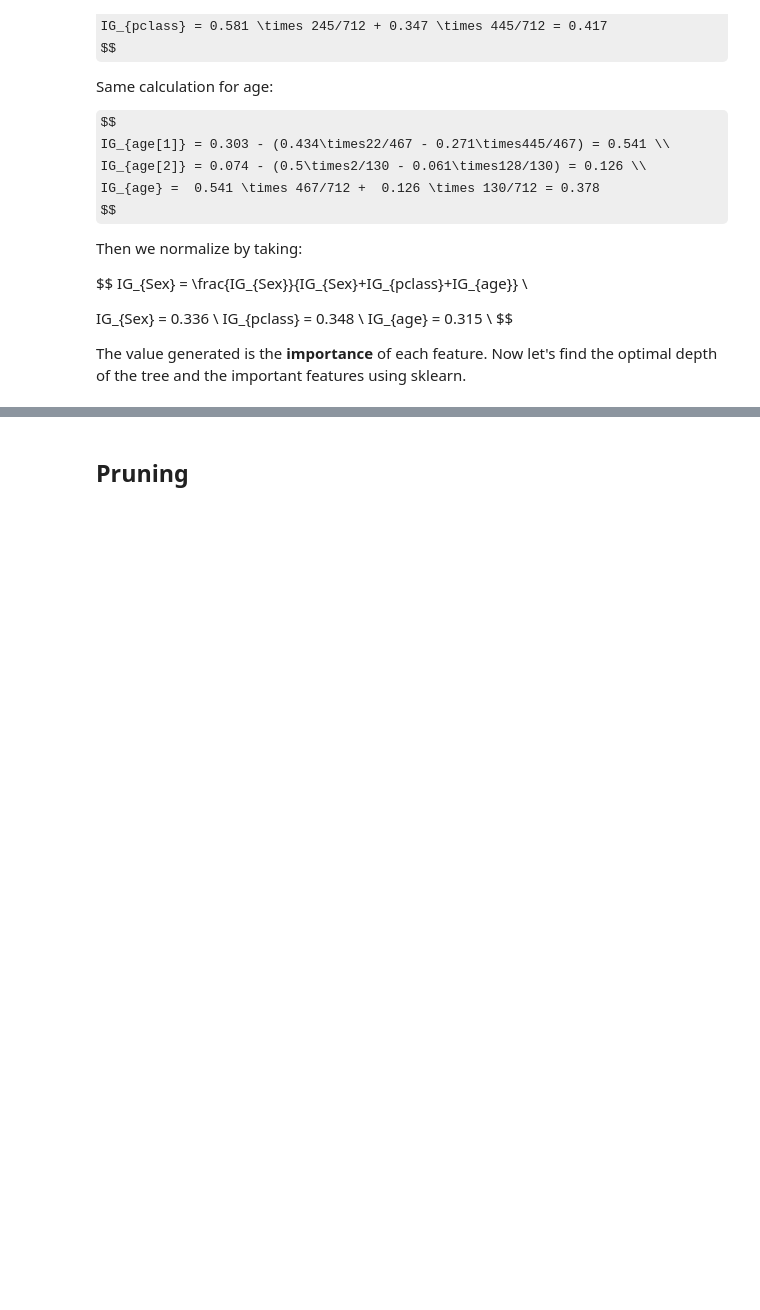
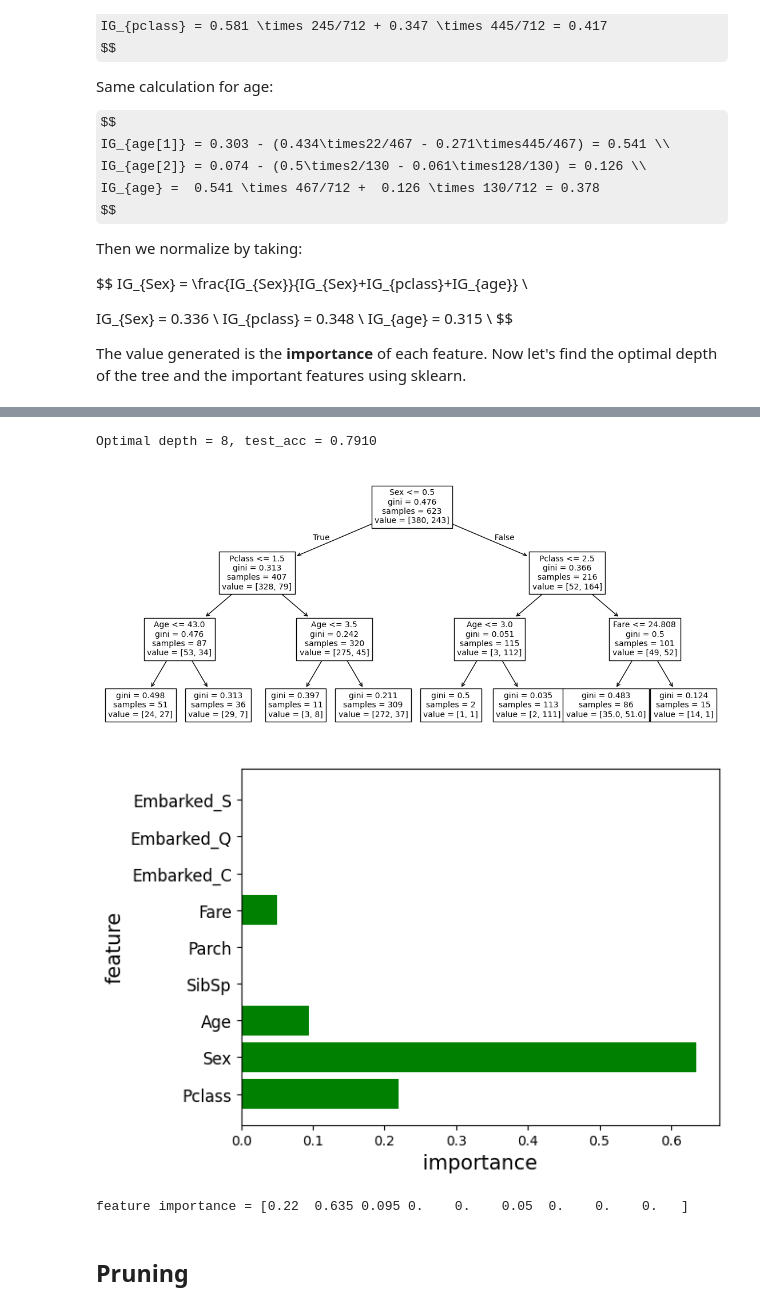
Before and after one commit to seeteling/mine-DAC-Curriculum, a Jupyter notebook: DAC-006_Machine_Learning/DAC-006-Intro_to_ML_Session_2_Student.ipynb, the cells around one changed output, grey strips where cells are left out. Drawn from its saved outputs; the diff is of its cells as text; code cells hidden in the pictures; some formulas as TeX source; blank space fills up the shorter version.

```diff
--- a/DAC-006_Machine_Learning/DAC-006-Intro_to_ML_Session_2_Student.ipynb
+++ b/DAC-006_Machine_Learning/DAC-006-Intro_to_ML_Session_2_Student.ipynb
@@ -224,32 +241,37 @@ The value generated is the **importance** of each feature. Now let's find the op
 # %%
 # I set max_step=3 as a constant value for tree visualization.
-# model = DecisionTreeClassifier(max_depth=3)
-# model.fit(x_train, y_train)
+model = DecisionTreeClassifier(max_depth=3)
+model.fit(x_train, y_train)
 
-# # Use test data to evaluate final performance.
-# y_pred = model.predict(x_test)
-# test_acc = (y_pred == y_test).mean()
-# print('Optimal depth = {}, test_acc = {:.4f}'.format(opt_depth, test_acc))
+# Use test data to evaluate final performance.
+y_pred = model.predict(x_test)
+test_acc = (y_pred == y_test).mean()
+print('Optimal depth = {}, test_acc = {:.4f}'.format(opt_depth, test_acc))
 
-# # Visualize the tree
-# # plt.figure(figsize=(20,10))
-# feat_names = x.columns.tolist()
-# plt.figure(figsize=(14,6))
-# tree.plot_tree(model, feature_names = feat_names, fontsize=10)
-# plt.show()
+# Visualize the tree
+# plt.figure(figsize=(20,10))
+feat_names = x.columns.tolist()
+plt.figure(figsize=(14,6))
+tree.plot_tree(model, feature_names = feat_names, fontsize=10)
+plt.show()
 
-# # Analyze the importance of features.
-# feature_importance = model.feature_importances_
-# n_feature = x_train.shape[1]
-# idx = np.arange(n_feature)
+# Analyze the importance of features.
+feature_importance = model.feature_importances_
+n_feature = x_train.shape[1]
+idx = np.arange(n_feature)
 
-# plt.barh(idx, feature_importance, align='center', color='green')
-# plt.yticks(idx, feat_names, size=12)
-# plt.xlabel('importance', size=15)
-# plt.ylabel('feature', size=15)
-# plt.show()
+plt.barh(idx, feature_importance, align='center', color='green')
+plt.yticks(idx, feat_names, size=12)
+plt.xlabel('importance', size=15)
+plt.ylabel('feature', size=15)
+plt.show()
 
-# print('feature importance = {}'.format(feature_importance.round(3)))
+print('feature importance = {}'.format(feature_importance.round(3)))
+# %% [output]
+Optimal depth = 8, test_acc = 0.7910
+[figure, added]
+[figure, added]
+feature importance = [0.22  0.635 0.095 0.    0.    0.05  0.    0.    0.   ]
 # %% [markdown]
 ## Pruning
 # %% [markdown]
```
Also changed, not shown: parts of 15 cells of this notebook.
